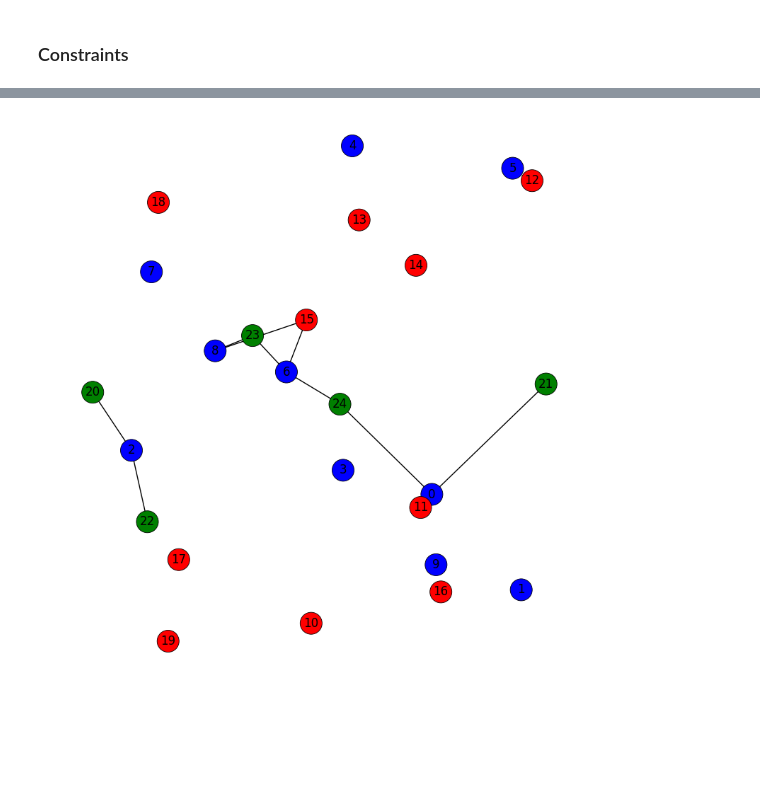
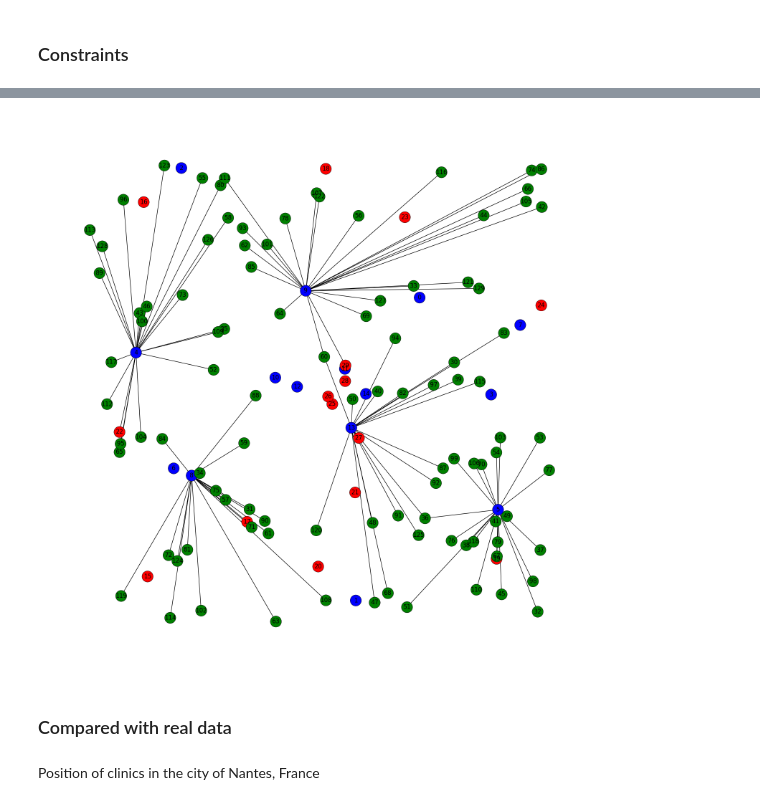
Before and after one commit to Halcatraz/NetworkOptimizationProject2023, a Jupyter notebook: PCF.ipynb, the cells around one changed output, grey strips where cells are left out. Saved outputs shown, nothing was run; the diff lists cells and outputs as text; code cells hidden in the pictures; blank space fills up the shorter version.

Commit message:
Position modified to be more reallistic e.g clinic and hospitals centered like in the city Nantes in France

```diff
--- a/PCF.ipynb
+++ b/PCF.ipynb
@@ -112,16 +117,19 @@ def DrawSol(G, figure_size, x):
 # %%
 # Setting the network values (1)
 
-number_of_clinic = 10
-number_of_hospitals = 10
-number_of_demand_points = 5
+number_of_clinic = 15
+number_of_hospitals = 15
+number_of_demand_points = 100
 
 K = range(0, number_of_clinic)
 J = range(number_of_clinic, number_of_clinic + number_of_hospitals)
 I = range(number_of_clinic + number_of_hospitals, number_of_clinic + number_of_hospitals + number_of_demand_points)
 
-area_size = 10
-
+area_size = 20
+# for Nantes area_size = 20
+# p = 5
+# q = 5
+# nombre_habitant = 300 000
 # Number of candidate clinic's to be established
 p = 5
 # Number of candidate hospital's to be established
@@ -187,3 +184,18 @@ for i in range(len(G)):
+# %%
+#Setting the network values (2)
+C = {}
+for i in range(len(G)):
+    if i >= 0 and i < number_of_clinic:
+        C[i] = random.randrange(100,400,100)
+        # a clinic can accommodate between 100 and 400 people
+        # but we can also decide to give the same capacity for all clinics
+    elif i >= number_of_clinic and i < number_of_clinic + number_of_hospitals:
+        C[i] = random.randrange(500,2500,500)
+        # an hospital can accommodate between 500 and 2500 people
+        # but we can also decide to give the same capacity for all hospital
+    else:
+        C[i] = random.randrange(5,30)
+        # population in node i
 # %%
 #Changing the size of the network
 
@@ -193,8 +220,18 @@ for i in range(len(pos.values())) :
 #Assinging the pos values to the x and y attribute of each node
 
 for i in range(len(G)):
-    G.nodes[i]["x"] = pos[i][0]
-    G.nodes[i]["y"] = pos[i][1]
+    # if i >= number_of_clinic - 5 and i < number_of_clinic:
+    if i in index_of_clinic[len(index_of_clinic) - 5 :]:
+        G.nodes[i]["x"] = random.uniform(8, 12)
+        G.nodes[i]["y"] = random.uniform(8, 12)
+        # 5 (over 15) clinics are centered
+    elif i in index_of_hospitals[len(index_of_hospitals) - 5:]:
+        G.nodes[i]["x"] = random.uniform(8, 12)
+        G.nodes[i]["y"] = random.uniform(8, 12)
+        # 5 (over 15) hospitals are centered
+    else:
+        G.nodes[i]["x"] = pos[i][0]
+        G.nodes[i]["y"] = pos[i][1]
 # %%
 G.nodes(data=True)
 # %% [output]
@@ -433,4 +467,8 @@ xfinal
 # %%
-DrawSol(G, (10,10), xfinal)
+DrawSol(G, (graph_size,graph_size), xfinal)
 # %% [output]
-[figure, old version]
+[figure, new version]
+# %% [markdown]
+### Compared with real data
+# %% [markdown]
+Position of clinics in the city of Nantes, France
```
Also changed, not shown: parts of 32 cells of this notebook.
